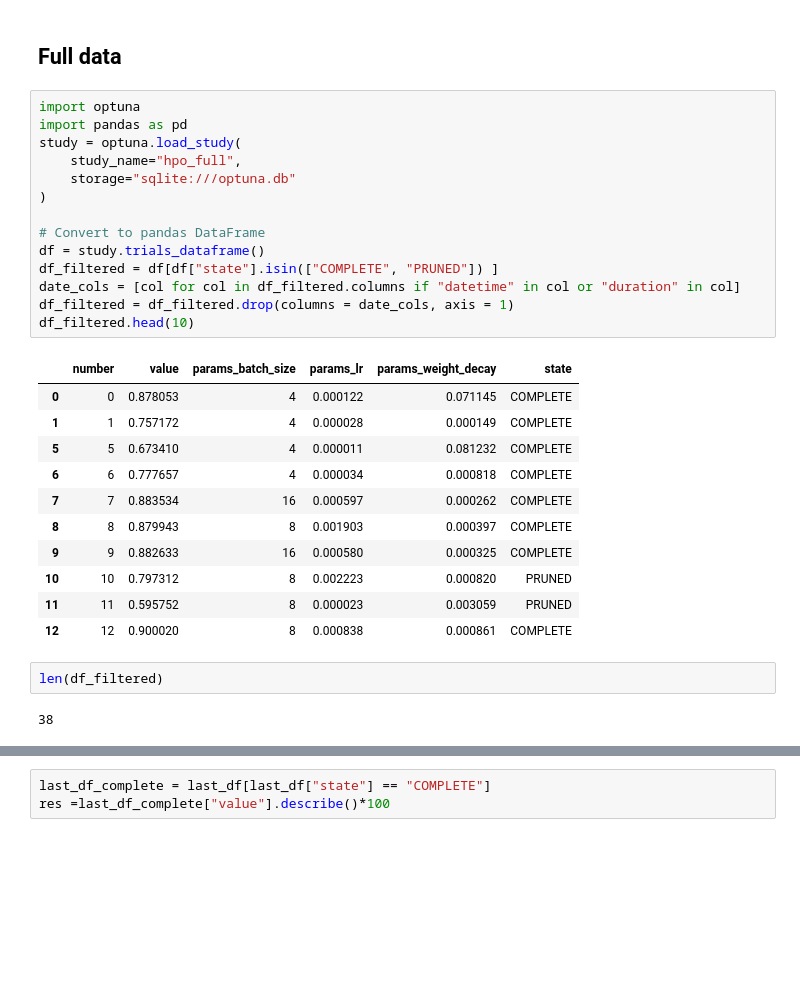
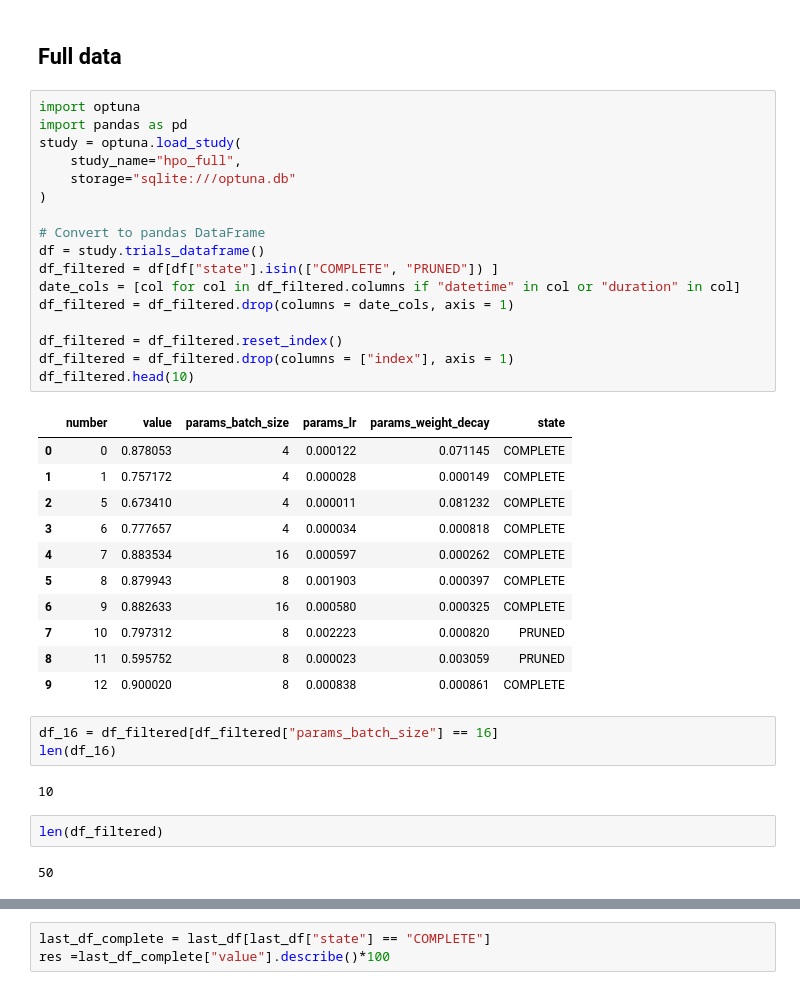
Before and after one commit to PulyaPolya/beat_this, a Jupyter notebook: results_evaluation.ipynb, the cells around one changed output, grey strips where cells are left out. Drawn from its saved outputs; the diff is of its cells as text; blank space fills up the shorter version.

```diff
--- a/results_evaluation.ipynb
+++ b/results_evaluation.ipynb
@@ -1114,33 +1114,41 @@ json1_data
 # %%
 import optuna
 import pandas as pd
 study = optuna.load_study(
     study_name="hpo_full",
     storage="sqlite:///optuna.db"
 )
 
 # Convert to pandas DataFrame
 df = study.trials_dataframe()
 df_filtered = df[df["state"].isin(["COMPLETE", "PRUNED"]) ]
 date_cols = [col for col in df_filtered.columns if "datetime" in col or "duration" in col]
 df_filtered = df_filtered.drop(columns = date_cols, axis = 1)
+
+df_filtered = df_filtered.reset_index()
+df_filtered = df_filtered.drop(columns = ["index"], axis = 1)
 df_filtered.head(10)
 # %% [output]
 |  | number | value | params_batch_size | params_lr | params_weight_decay | state |
 | 0 | 0 | 0.878053 | 4 | 0.000122 | 0.071145 | COMPLETE |
 | 1 | 1 | 0.757172 | 4 | 0.000028 | 0.000149 | COMPLETE |
-| 5 | 5 | 0.673410 | 4 | 0.000011 | 0.081232 | COMPLETE |
-| 6 | 6 | 0.777657 | 4 | 0.000034 | 0.000818 | COMPLETE |
-| 7 | 7 | 0.883534 | 16 | 0.000597 | 0.000262 | COMPLETE |
-| 8 | 8 | 0.879943 | 8 | 0.001903 | 0.000397 | COMPLETE |
-| 9 | 9 | 0.882633 | 16 | 0.000580 | 0.000325 | COMPLETE |
-| 10 | 10 | 0.797312 | 8 | 0.002223 | 0.000820 | PRUNED |
-| 11 | 11 | 0.595752 | 8 | 0.000023 | 0.003059 | PRUNED |
-| 12 | 12 | 0.900020 | 8 | 0.000838 | 0.000861 | COMPLETE |
+| 2 | 5 | 0.673410 | 4 | 0.000011 | 0.081232 | COMPLETE |
+| 3 | 6 | 0.777657 | 4 | 0.000034 | 0.000818 | COMPLETE |
+| 4 | 7 | 0.883534 | 16 | 0.000597 | 0.000262 | COMPLETE |
+| 5 | 8 | 0.879943 | 8 | 0.001903 | 0.000397 | COMPLETE |
+| 6 | 9 | 0.882633 | 16 | 0.000580 | 0.000325 | COMPLETE |
+| 7 | 10 | 0.797312 | 8 | 0.002223 | 0.000820 | PRUNED |
+| 8 | 11 | 0.595752 | 8 | 0.000023 | 0.003059 | PRUNED |
+| 9 | 12 | 0.900020 | 8 | 0.000838 | 0.000861 | COMPLETE |
+# %%
+df_16 = df_filtered[df_filtered["params_batch_size"] == 16]
+len(df_16)
+# %% [output]
+10
 # %%
 len(df_filtered)
 # %% [output]
-38
+50
 # %%
 indices = df_filtered["value"].nlargest(10).index
 df_filtered.loc[indices]
```
Also changed, not shown: parts of 10 cells of this notebook, 2 other files.
